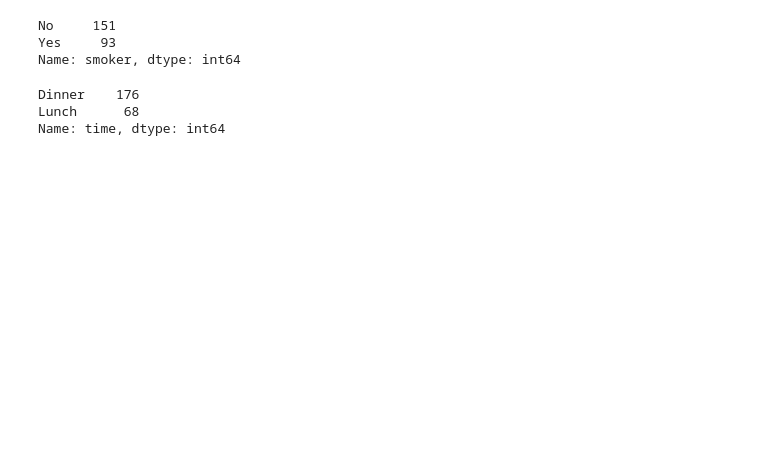
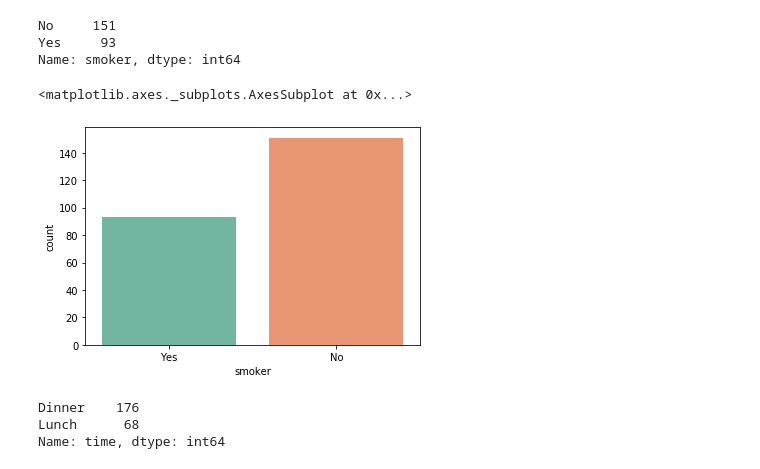
Before and after one commit to amacuga/fundamentals-assessment, a Jupyter notebook: Assessment.ipynb, the cells around one changed output. Drawn from its saved outputs; the diff is of its cells as text; code cells hidden in the pictures; blank space fills up the shorter version.

```diff
--- a/Assessment.ipynb
+++ b/Assessment.ipynb
@@ -72,6 +77,11 @@ tips.smoker.value_counts()
 No     151
 Yes     93
 Name: smoker, dtype: int64
+# %%
+sns.countplot(tips.smoker, data = tips)
+# %% [output]
+<matplotlib.axes._subplots.AxesSubplot at 0x...>
+[figure, added]
 # %%
 # Returns the number of parties during Dinner time and Lunch time.
 tips.time.value_counts()
```
Also changed, not shown: parts of 5 cells of this notebook.
